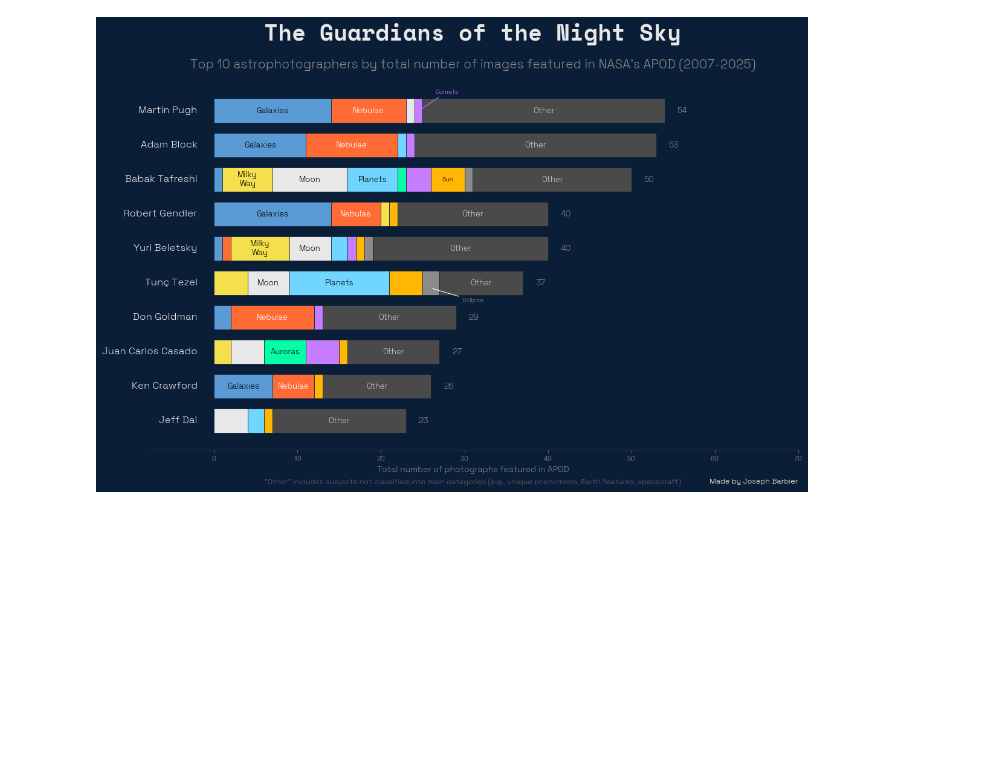
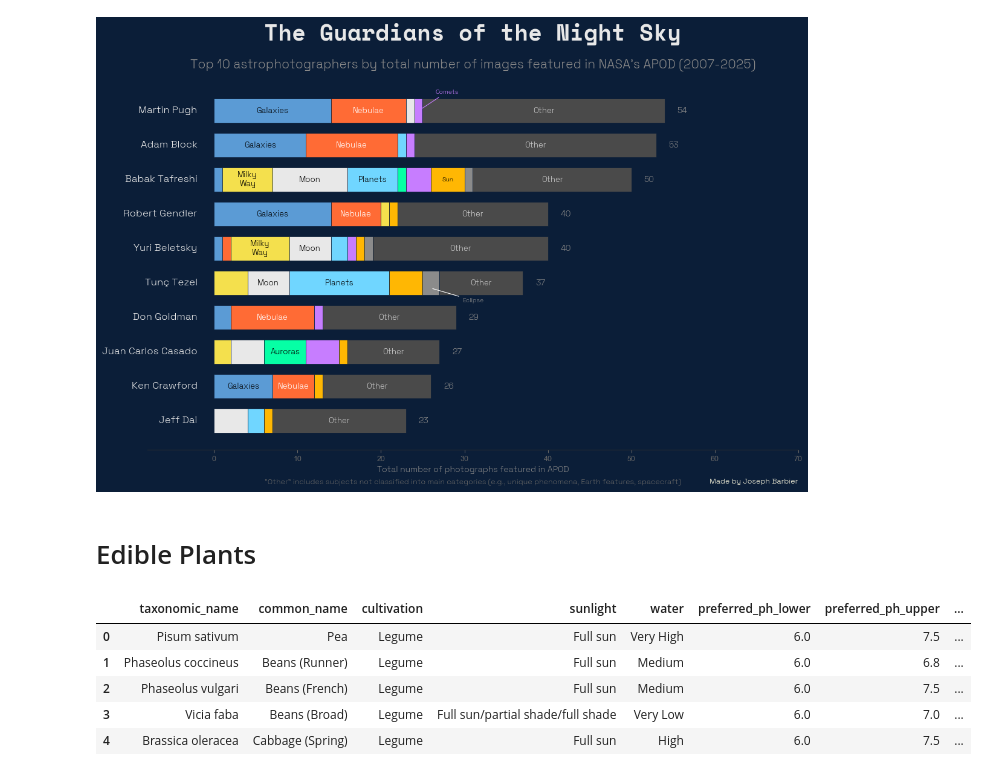
Before and after one commit to babaniyi/Data-visualisation, a Jupyter notebook: notebooks/bar/barplots.ipynb, the cells around one changed output. Cells and saved outputs as stored; diff of their text form; code cells hidden in the pictures; blank space fills up the shorter version.

```diff
--- a/notebooks/bar/barplots.ipynb
+++ b/notebooks/bar/barplots.ipynb
@@ -706,3 +728,15 @@ plt.show()
 plt.close()
 # %% [output]
 [figure]
+# %% [markdown]
+# Edible Plants
+# %%
+df = pd.read_csv(f"{DATA_DIR}/edible_plants.csv")
+df.head()
+# %% [output]
+|  | taxonomic_name | common_name | cultivation | sunlight | water | preferred_ph_lower | preferred_ph_upper | ... |
+| 0 | Pisum sativum | Pea | Legume | Full sun | Very High | 6.0 | 7.5 | ... |
+| 1 | Phaseolus coccineus | Beans (Runner) | Legume | Full sun | Medium | 6.0 | 6.8 | ... |
+| 2 | Phaseolus vulgari | Beans (French) | Legume | Full sun | Medium | 6.0 | 7.5 | ... |
+| 3 | Vicia faba | Beans (Broad) | Legume | Full sun/partial shade/full shade | Very Low | 6.0 | 7.0 | ... |
+| 4 | Brassica oleracea | Cabbage (Spring) | Legume | Full sun | High | 6.0 | 7.5 | ... |
```
Also changed, not shown: parts of 10 cells of this notebook, 2 other files.
